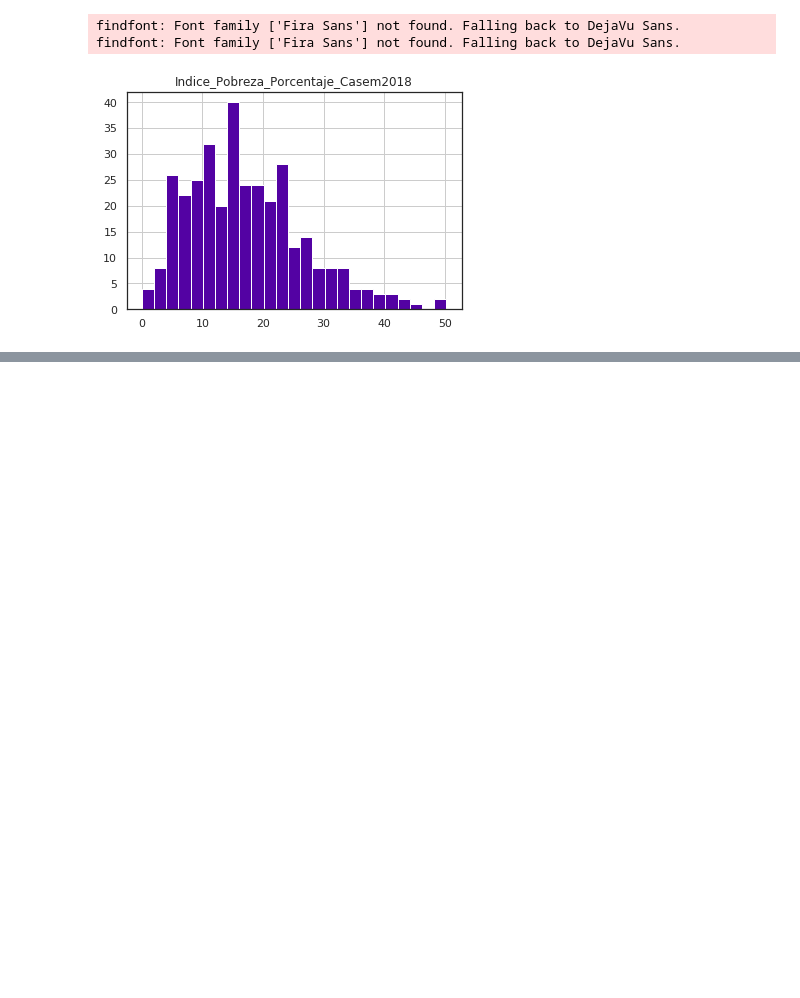
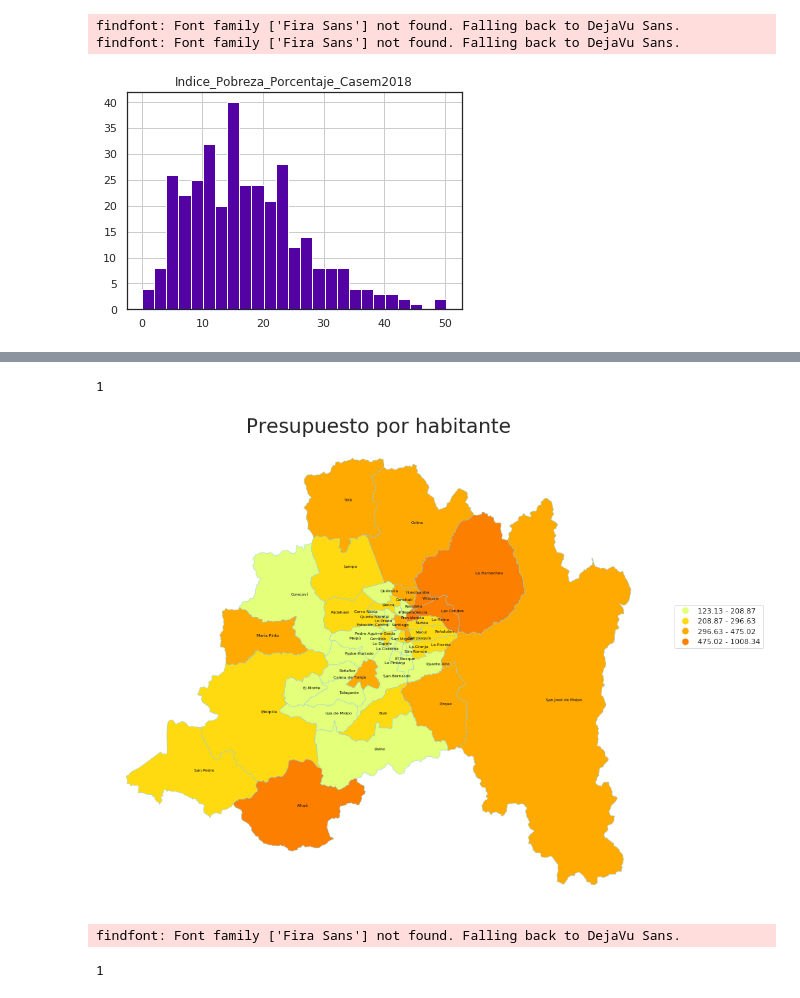
Before and after one commit to jairopinilla/Santiago_desigualdad_python_map, a Jupyter notebook: Visualización Proyecto.ipynb, the cells around one changed output, grey strips where cells are left out. Saved outputs shown, nothing was run; the diff lists cells and outputs as text; code cells hidden in the pictures; blank space fills up the shorter version.

```diff
--- a/Visualización Proyecto.ipynb
+++ b/Visualización Proyecto.ipynb
@@ -135,0 +156,21 @@ zonas_eod.plot(figsize=(300, 300), color='#efefef', edgecolor='#abacab', linewid
+# %%
+ax = datasetRegion.plot(figsize=(15, 15), column='IADM10 (TAS) Disponibilidad Presupuestaria Municipal por Habitante (M$)_2018',
+                         cmap='Wistia', legend=True, linewidth=0.5,
+                         edgecolor='#87CEEB', scheme='Fisher_Jenks', k=4)
+
+plt.title('Presupuesto por habitante', fontsize=30)
+leg = ax.get_legend()
+leg.set_bbox_to_anchor((1., 0.45, 0.2, 0.2))
+
+
+ax.set_axis_off()
+
+texts = []
+for x, y, label in zip(datasetRegion_points.geometry.x, datasetRegion_points.geometry.y, datasetRegion_points["Comuna"]):
+    texts.append(plt.text(x, y, label, fontsize = 6,color='black'))
+
+aT.adjust_text(texts, force_points=0.3, force_text=0.5, expand_points=(0,1), expand_text=(0,0), arrowprops=dict(arrowstyle="-", color='grey', lw=0.5))
+#aT.adjust_text(texts, force_points=0.3, force_text=0.5, expand_points=(0,1), expand_text=(0,0))
+# %% [output]
+1
+[figure, added]
@@ -135,0 +181,21 @@ zonas_eod.plot(figsize=(300, 300), color='#efefef', edgecolor='#abacab', linewid
+# %%
+ax = dataset.plot(figsize=(15, 15), column='Indice_Pobreza_Porcentaje_Casem2018',
+                         cmap='Wistia', legend=True, linewidth=0.5,
+                         edgecolor='#87CEEB', scheme='Fisher_Jenks', k=4)
+
+plt.title('Porcentaje de Pobreza', fontsize=30)
+leg = ax.get_legend()
+leg.set_bbox_to_anchor((1., 0.45, 0.2, 0.2))
+
+
+ax.set_axis_off()
+
+texts = []
+for x, y, label in zip(dataset_points.geometry.x, dataset_points.geometry.y, dataset_points["Comuna"]):
+    texts.append(plt.text(x, y, label, fontsize = 6,color='black'))
+
+aT.adjust_text(texts, force_points=0.3, force_text=0.5, expand_points=(0,1), expand_text=(0,0), arrowprops=dict(arrowstyle="-", color='grey', lw=0.5))
+#aT.adjust_text(texts, force_points=0.3, force_text=0.5, expand_points=(0,1), expand_text=(0,0))
+# %% [output]
+findfont: Font family ['Fira Sans'] not found. Falling back to DejaVu Sans.
+1
```
Also changed, not shown: parts of 9 cells of this notebook, 1 other file.
